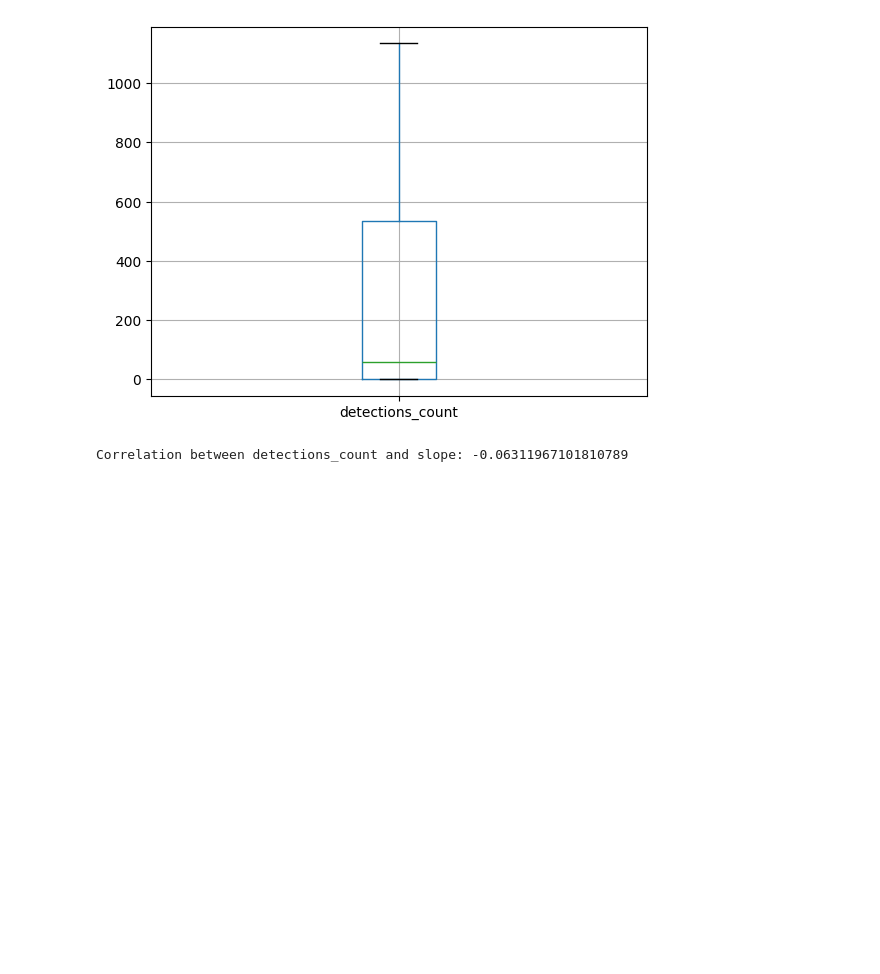
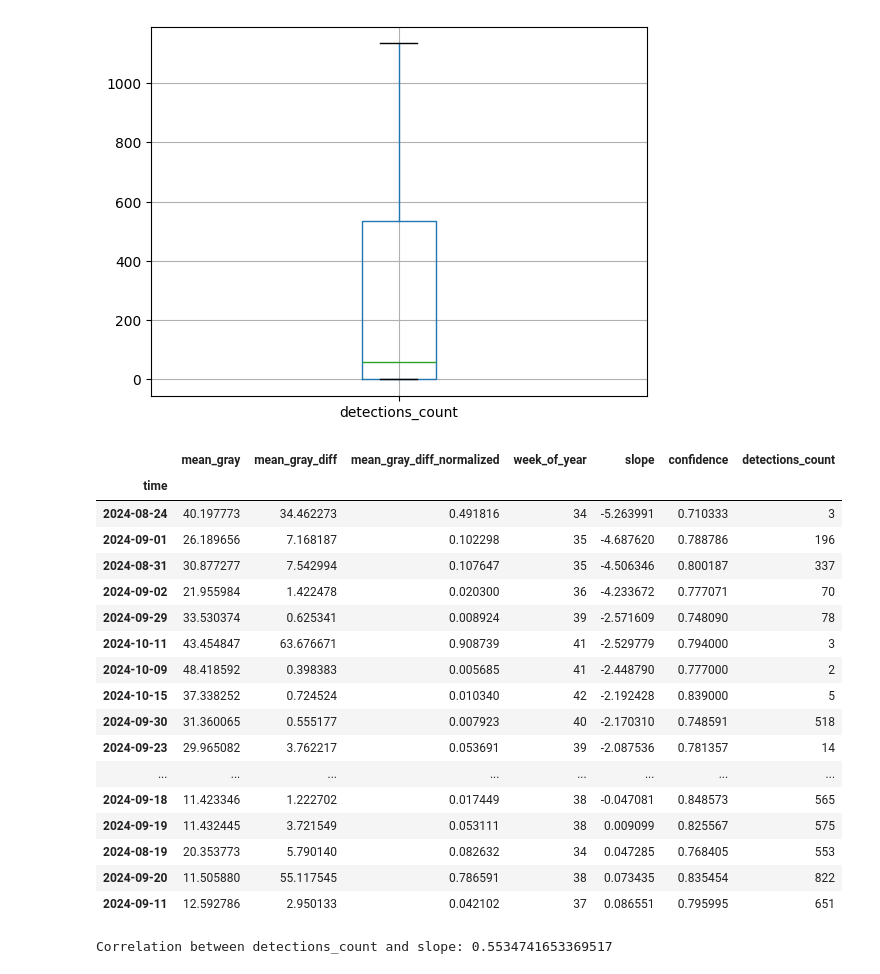
Before and after one commit to wiggle-bin/wiggle-notes, a Jupyter notebook: worms_actvitiy/DataActivityCorrelation.ipynb, the cells around one changed output. Cells and saved outputs as stored; diff of their text form; code cells hidden in the pictures; blank space fills up the shorter version.

```diff
--- a/worms_actvitiy/DataActivityCorrelation.ipynb
+++ b/worms_actvitiy/DataActivityCorrelation.ipynb
@@ -523,10 +523,34 @@ merged_df.boxplot(column='detections_count')
 # %% [output]
 <Axes: >
 [figure]
+# %%
+filtered_merged_df = merged_df[merged_df['detections_count'] != 0]
+filtered_merged_df = filtered_merged_df[filtered_merged_df['slope'] < 1]
+filtered_merged_df.sort_values(by='slope', inplace=True)
+filtered_merged_df
+# %% [output]
+|  | mean_gray | mean_gray_diff | mean_gray_diff_normalized | week_of_year | slope | confidence | detections_count |
+| time |  |  |  |  |  |  |  |
+| 2024-08-24 | 40.197773 | 34.462273 | 0.491816 | 34 | -5.263991 | 0.710333 | 3 |
+| 2024-09-01 | 26.189656 | 7.168187 | 0.102298 | 35 | -4.687620 | 0.788786 | 196 |
+| 2024-08-31 | 30.877277 | 7.542994 | 0.107647 | 35 | -4.506346 | 0.800187 | 337 |
+| 2024-09-02 | 21.955984 | 1.422478 | 0.020300 | 36 | -4.233672 | 0.777071 | 70 |
+| 2024-09-29 | 33.530374 | 0.625341 | 0.008924 | 39 | -2.571609 | 0.748090 | 78 |
+| 2024-10-11 | 43.454847 | 63.676671 | 0.908739 | 41 | -2.529779 | 0.794000 | 3 |
+| 2024-10-09 | 48.418592 | 0.398383 | 0.005685 | 41 | -2.448790 | 0.777000 | 2 |
+| 2024-10-15 | 37.338252 | 0.724524 | 0.010340 | 42 | -2.192428 | 0.839000 | 5 |
+| 2024-09-30 | 31.360065 | 0.555177 | 0.007923 | 40 | -2.170310 | 0.748591 | 518 |
+| 2024-09-23 | 29.965082 | 3.762217 | 0.053691 | 39 | -2.087536 | 0.781357 | 14 |
+| ... | ... | ... | ... | ... | ... | ... | ... |
+| 2024-09-18 | 11.423346 | 1.222702 | 0.017449 | 38 | -0.047081 | 0.848573 | 565 |
+| 2024-09-19 | 11.432445 | 3.721549 | 0.053111 | 38 | 0.009099 | 0.825567 | 575 |
+| 2024-08-19 | 20.353773 | 5.790140 | 0.082632 | 34 | 0.047285 | 0.768405 | 553 |
+| 2024-09-20 | 11.505880 | 55.117545 | 0.786591 | 38 | 0.073435 | 0.835454 | 822 |
+| 2024-09-11 | 12.592786 | 2.950133 | 0.042102 | 37 | 0.086551 | 0.795995 | 651 |
 # %%
 # Calculate the correlation between 'detections_count' and 'slope'
-correlation = merged_df['detections_count'].corr(merged_df['slope'])
+correlation = filtered_merged_df['detections_count'].corr(filtered_merged_df['slope'])
 
 print(f"Correlation between detections_count and slope: {correlation}")
 # %% [output]
-Correlation between detections_count and slope: -0.06311967101810789
+Correlation between detections_count and slope: 0.5534741653369517
```
Also changed, not shown: parts of 2 cells of this notebook.
